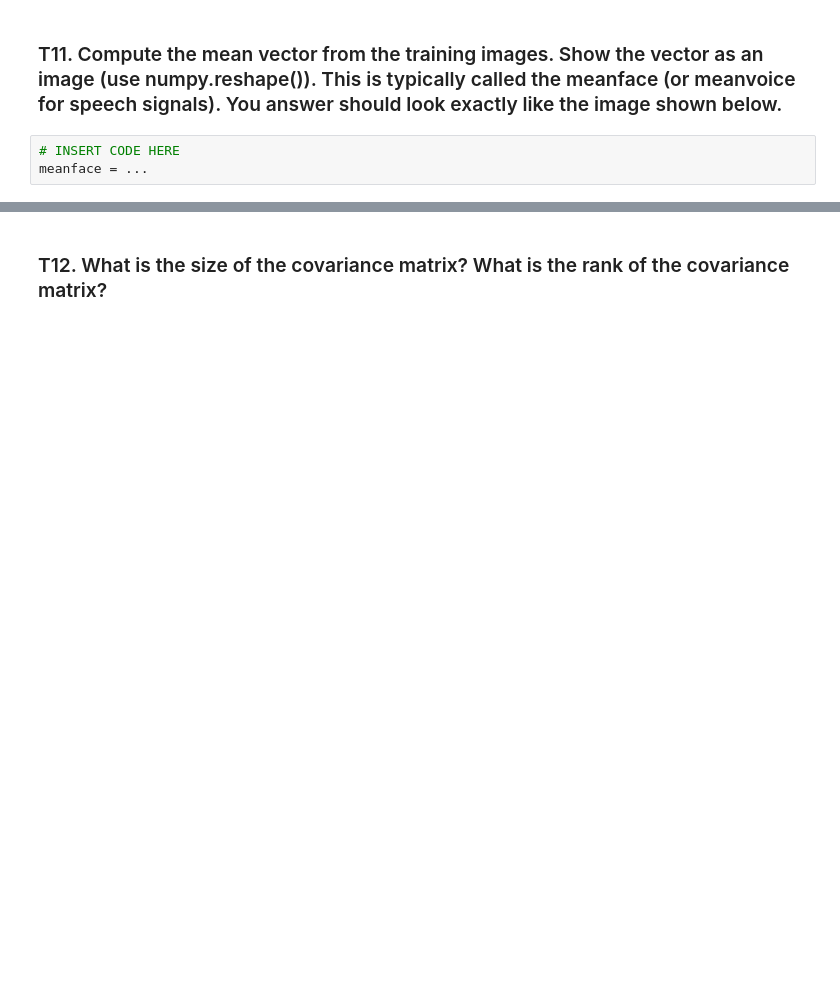
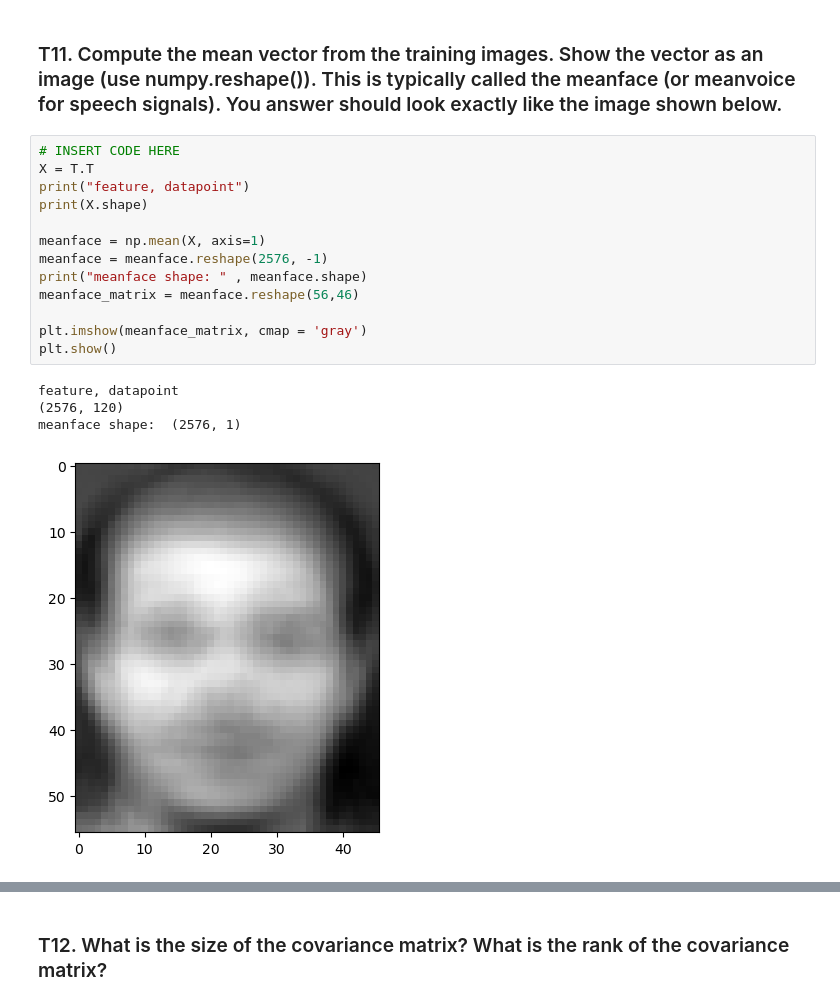
Before and after one commit to JeansAthiwat/Pattern_2024, a Jupyter notebook: HW/HW03/HW3_Fisherfaces(student).ipynb, the cells around one changed output, grey strips where cells are left out. Saved outputs shown, nothing was run; the diff lists cells and outputs as text; blank space fills up the shorter version.

```diff
--- a/HW/HW03/HW3_Fisherfaces(student).ipynb
+++ b/HW/HW03/HW3_Fisherfaces(student).ipynb
@@ -693,5 +687,20 @@ print(np.min(similarity_matrix))
 # %% [markdown]
 ### T11. Compute the mean vector from the training images. Show the vector as an image (use numpy.reshape()). This is typically called the meanface (or meanvoice for speech signals). You answer should look exactly like the image shown below.
-# %%
-# INSERT CODE HERE
-meanface = ...
+# %%
+# INSERT CODE HERE
+X = T.T
+print("feature, datapoint")
+print(X.shape)
+
+meanface = np.mean(X, axis=1)
+meanface = meanface.reshape(2576, -1)
+print("meanface shape: " , meanface.shape)
+meanface_matrix = meanface.reshape(56,46)
+
+plt.imshow(meanface_matrix, cmap = 'gray')
+plt.show()
+# %% [output]
+feature, datapoint
+(2576, 120)
+meanface shape:  (2576, 1)
+[figure, added]
```
Also changed, not shown: parts of 18 cells of this notebook.
